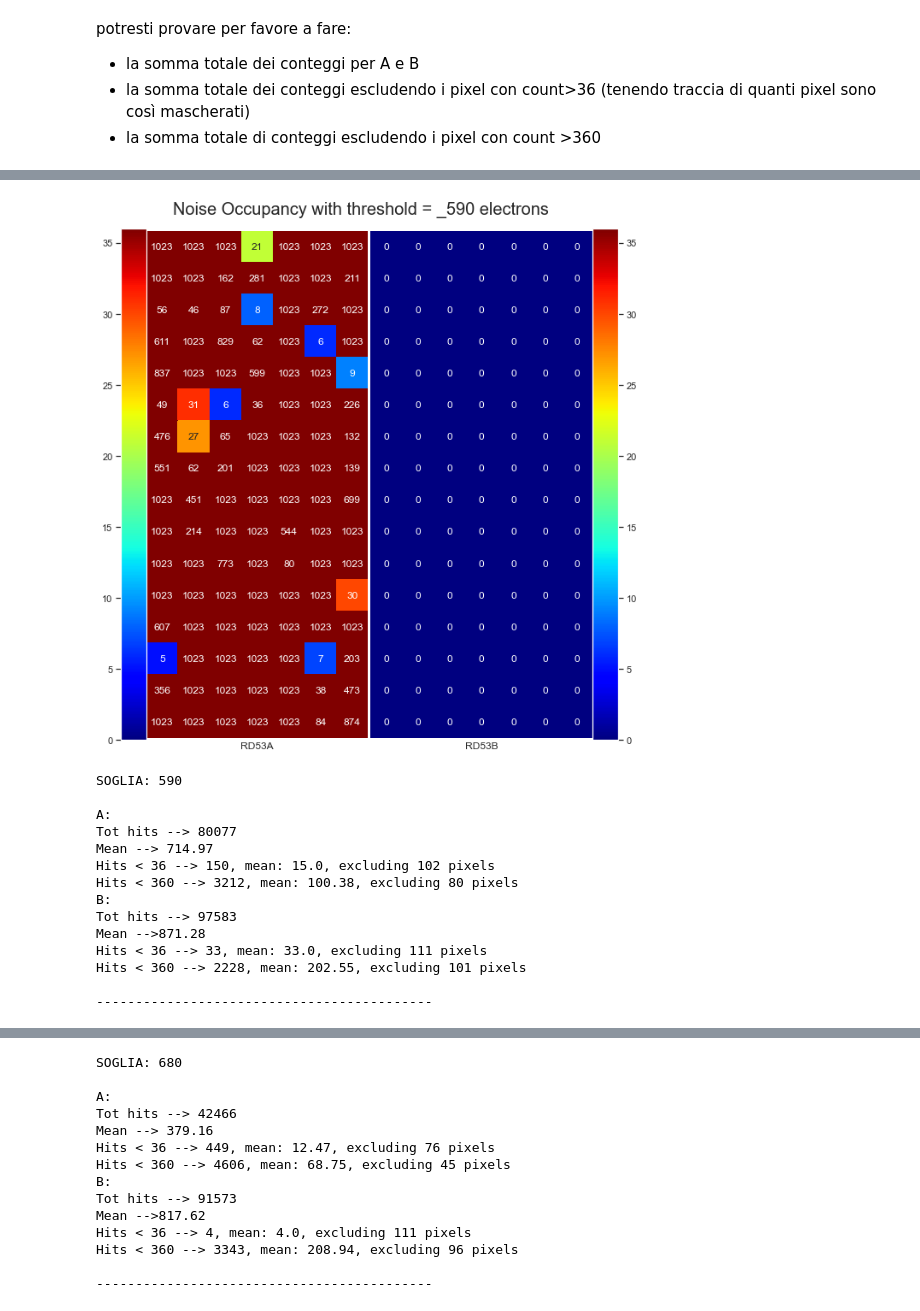
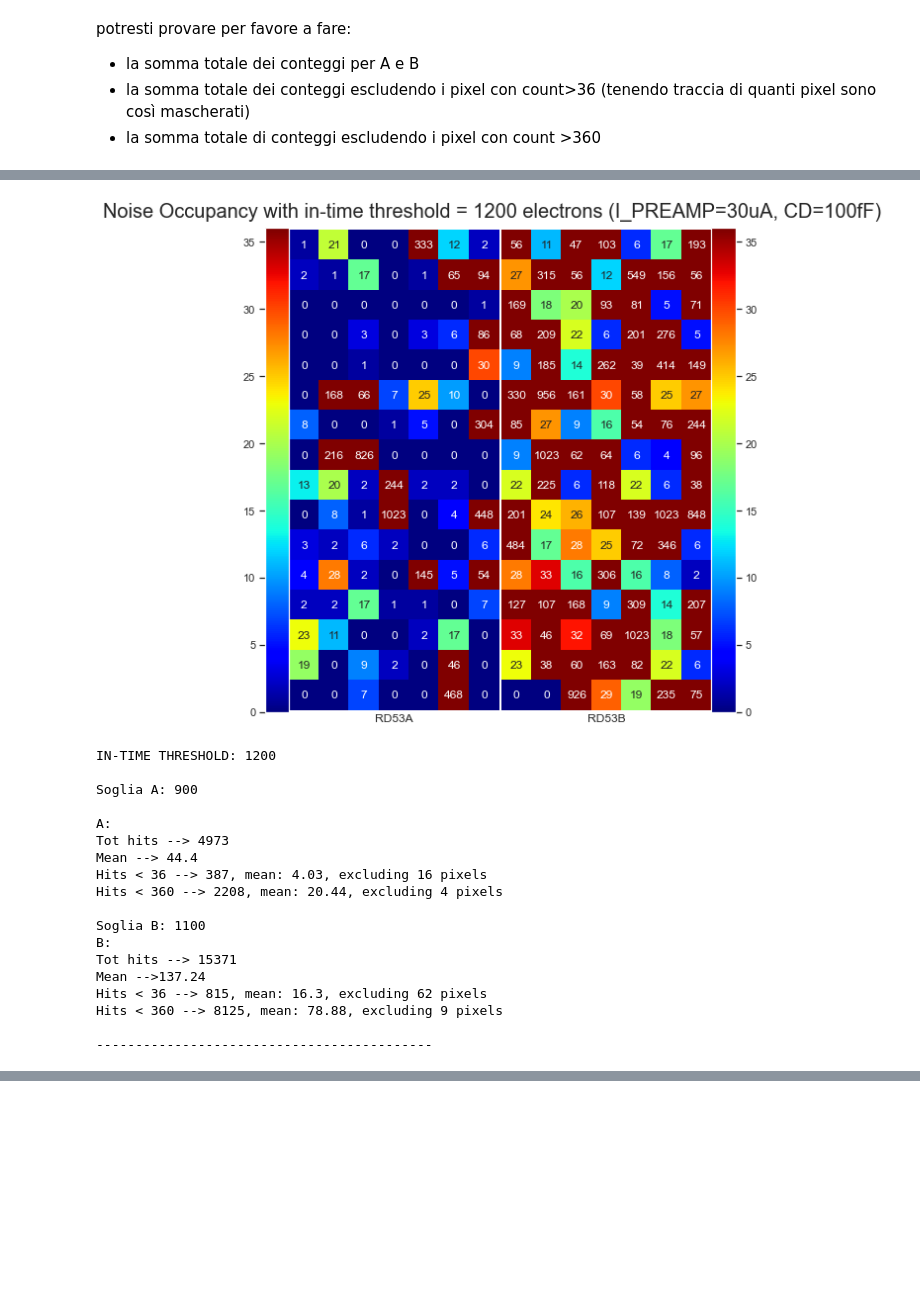
Before and after one commit to agalliani/CMSAFE, a Jupyter notebook: Script/HEATMAP.ipynb, the cells around one changed output, grey strips where cells are left out. Drawn from its saved outputs; the diff is of its cells as text; code cells hidden in the pictures; blank space fills up the shorter version.

```diff
--- a/Script/HEATMAP.ipynb
+++ b/Script/HEATMAP.ipynb
@@ -94,9 +86,6 @@ def plotHeatmap(fileA, fileB):
 
     counts_A = getHits(fileA)
     counts_B = getHits(fileB)
-
-
-
 
     noise_A = [counts_A[x:x+7] for x in range(16, 128, 7)]
     noise_B = [counts_B[x:x+7] for x in range(128, 240, 7)]
@@ -104,7 +93,7 @@ def plotHeatmap(fileA, fileB):
 
     model = os.path.basename(fileA[-8:-4])
 
-    fig, (ax1, ax2) = plt.subplots(ncols=2, sharey='row', figsize = (11, 11))
+    fig, (ax1, ax2) = plt.subplots(ncols=2, sharey='row', figsize = (9, 9))
     fig.subplots_adjust(wspace=0.01)
 
     sns.heatmap(noise_A, ax = ax1, annot = True, fmt="d" , vmin=0,vmax = 36, xticklabels=False, yticklabels=False, square=True, cbar = False, cmap = "jet") #cmap="BuPu"
@@ -116,28 +105,39 @@ def plotHeatmap(fileA, fileB):
     ax1.set_xlabel("RD53A")
     ax2.set_xlabel("RD53B")
 
-    fig.suptitle('Noise Occupancy with threshold = '+ model + " electrons",fontsize=20, y = 0.92)
+    #fig.suptitle('Noise Occupancy with threshold = '+ model + " electrons",fontsize=20, y = 0.92)
+    fig.suptitle('Noise Occupancy with in-time threshold = 1200 electrons (I_PREAMP=30uA, CD=100fF)',fontsize=20, y = 0.92)
 
-    plt.savefig('Heatmap noise soglia '+model+' I_PREAMP=70uA', bbox_inches='tight')
+    #plt.savefig('Noise Occupancy with in-time threshold = 1200 electrons IPREAMP=30uA CD=100fF', bbox_inches='tight')
 
     plt.show()
 # %%
-for i in range(0,6):
-    plotHeatmap(paths[i], paths[i+5])
-    printStats(paths[i], paths[i+6])
+
+"""
+for i in range(0,1):
+    plotHeatmap(paths[i], paths[i+1])
+    printStats(paths[i], paths[i+1])
+"""
+
+plotHeatmap(paths[0], paths[1])
+printStats(paths[0], paths[1])
 # %% [output]
-[figure, old version]
+[figure, new version]
-SOGLIA: 590
+IN-TIME THRESHOLD: 1200
+
+Soglia A: 900
 
 A:
-Tot hits --> 80077
-Mean --> 714.97
-Hits < 36 --> 150, mean: 15.0, excluding 102 pixels
-Hits < 360 --> 3212, mean: 100.38, excluding 80 pixels
+Tot hits --> 4973
+Mean --> 44.4
+Hits < 36 --> 387, mean: 4.03, excluding 16 pixels
+Hits < 360 --> 2208, mean: 20.44, excluding 4 pixels
+
+Soglia B: 1100
 B:
-Tot hits --> 97583
-Mean -->871.28
-Hits < 36 --> 33, mean: 33.0, excluding 111 pixels
-Hits < 360 --> 2228, mean: 202.55, excluding 101 pixels
+Tot hits --> 15371
+Mean -->137.24
+Hits < 36 --> 815, mean: 16.3, excluding 62 pixels
+Hits < 360 --> 8125, mean: 78.88, excluding 9 pixels
 
 -------------------------------------------
@@ -145,14 +143,0 @@ Hits < 360 --> 2228, mean: 202.55, excluding 101 pixels
-SOGLIA: 680
-
-A:
-Tot hits --> 42466
-Mean --> 379.16
-Hits < 36 --> 449, mean: 12.47, excluding 76 pixels
-Hits < 360 --> 4606, mean: 68.75, excluding 45 pixels
-B:
-Tot hits --> 91573
-Mean -->817.62
-Hits < 36 --> 4, mean: 4.0, excluding 111 pixels
-Hits < 360 --> 3343, mean: 208.94, excluding 96 pixels
-
--------------------------------------------
```
Also changed, not shown: parts of 3 cells of this notebook, 32 other files.
